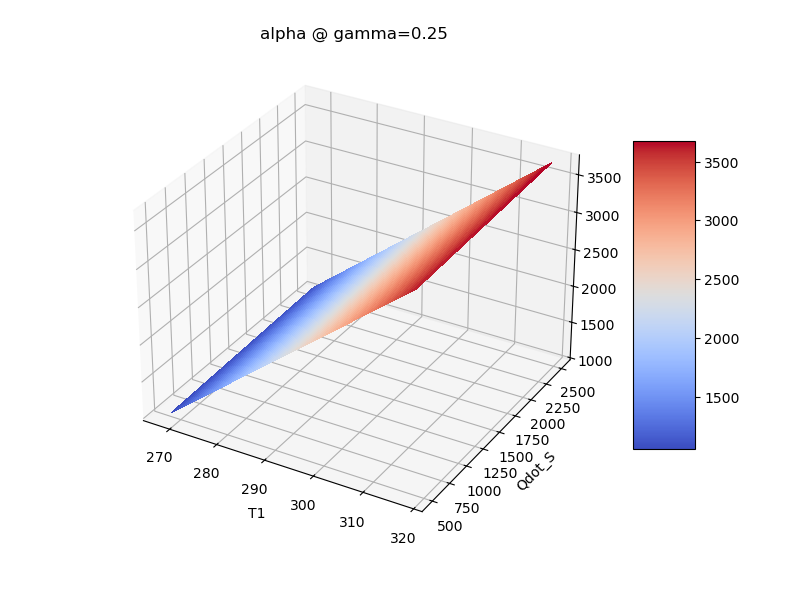
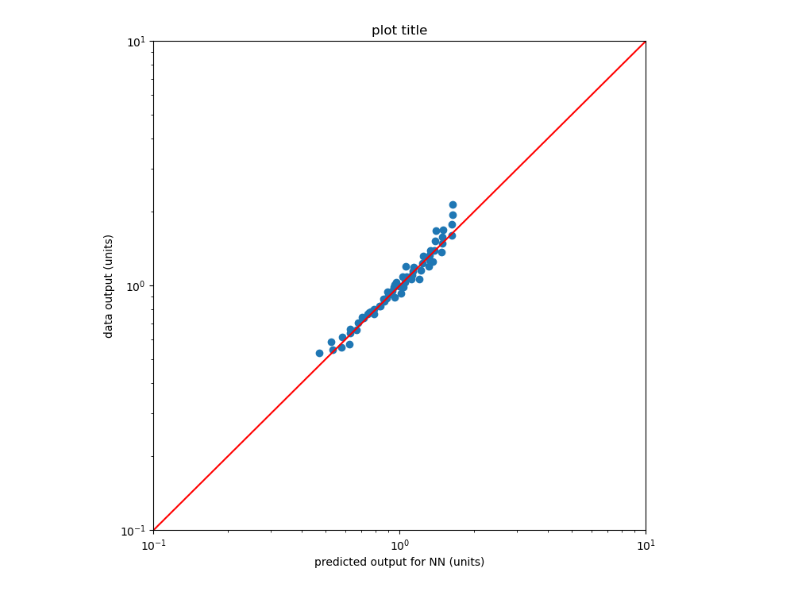
Before and after one commit to tristan-gardner/ME249_project, a Jupyter notebook: 2_neural_net/CodeP2.4F24.ipynb, the cells around one changed output. Drawn from its saved outputs; the diff is of its cells as text; code cells hidden in the pictures.

```diff
--- a/2_neural_net/CodeP2.4F24.ipynb
+++ b/2_neural_net/CodeP2.4F24.ipynb
@@ -369,5 +371,4 @@ smallest loss = 0.012689616531133652
 # %%
-"""
 test=[]
 outpt=[]
 predictions = model.predict(data_inputs)
@@ -390,7 +391,7 @@ testarray = np.array(test)
 outpt = model.predict(testarray)
 print ('row [0] data:  T1= ', xarray[0][0]*t1_med, ', gam= ', xarray[0][1]*gamma_med, \
     ', qsol= ', xarray[0][2]*qsol_med,', alpha= ', yarray[0][0]*ar_med,\
-    ',  predicted alpha = ', outpt[0][0]*eff_med)
+    ',  predicted alpha = ', outpt[0][0]*ar_med)
 
 #SETTING UP PLOT
 %matplotlib inline
@@ -413,36 +414,4 @@ x_data = np.linspace(0.1, 10.0, num=3)
 y_data = x_data
 plt.plot(x_data, y_data, color='red')
 plt.show()
-"""
-
-'''SURFACE PLOT (alpha as fn of T1, Qdot_S. gamma set at 0.25)'''
-from matplotlib import cm
-import matplotlib.pyplot as plt
-
-# plot
-fig, ax = plt.subplots(subplot_kw={"projection": "3d"})
-
-# Make data.
-T1_test = np.linspace(268, 318, 50)
-Qdot_S_test = np.linspace(500, 2500, 50)
-gamma_const = 0.25
-X, Y = np.meshgrid(T1_test, Qdot_S_test)
-Z = np.zeros((len(T1_test),len(Qdot_S_test)))
-
-for i in range(len(T1_test)):
-    for j in range(len(Qdot_S_test)):
-        Z[i, j] = model.predict([[T1_test[i], gamma_const, Qdot_S_test[j]]])[0][0]
-
-# Plot the surface.
-surf = ax.plot_surface(X, Y, Z, cmap=cm.coolwarm,
-                       linewidth=0, antialiased=False)
-
-plt.xlabel('T1', fontsize=10)
-plt.ylabel('Qdot_S', fontsize=10)
-plt.title('alpha @ gamma=0.25')
-
-# Add a color bar which maps values to colors.
-fig.colorbar(surf, shrink=0.5, aspect=5)
-
-plt.show()
 # %% [output]
@@ -466 +421 @@ plt.show()
-[figure, old version]
+[figure, new version]
```
Also changed, not shown: parts of 5 cells of this notebook, 1 other file.
